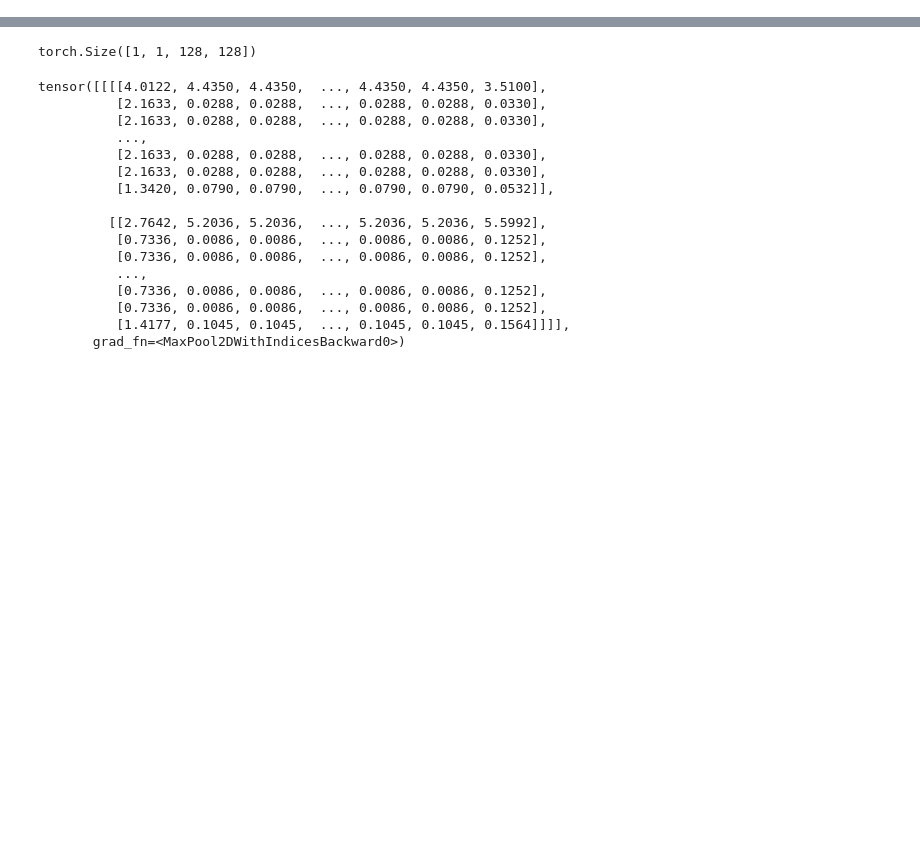
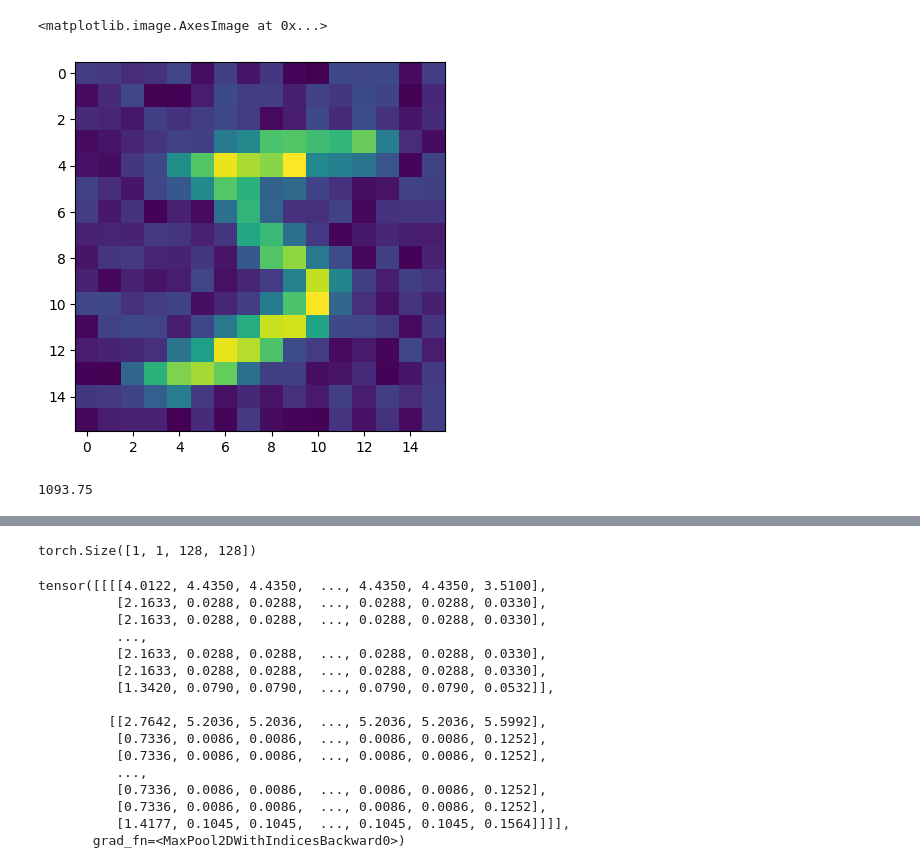
Before and after one commit to yuwei-1/DiffusionModel, a Jupyter notebook: main.ipynb, the cells around one changed output, grey strips where cells are left out. Drawn from its saved outputs; the diff is of its cells as text; code cells hidden in the pictures; blank space fills up the shorter version.

```diff
--- a/main.ipynb
+++ b/main.ipynb
@@ -2,0 +74,5 @@ from Scripts.model import *
+# %%
+plt.imshow(add_noise_to_image(full_set[0][0], 50)[0][0])
+# %% [output]
+<matplotlib.image.AxesImage at 0x...>
+[figure, added]
@@ -2,0 +85,4 @@ from Scripts.model import *
+# %%
+70000/64
+# %% [output]
+1093.75
```
Also changed, not shown: parts of 26 cells of this notebook, 4 other files.
